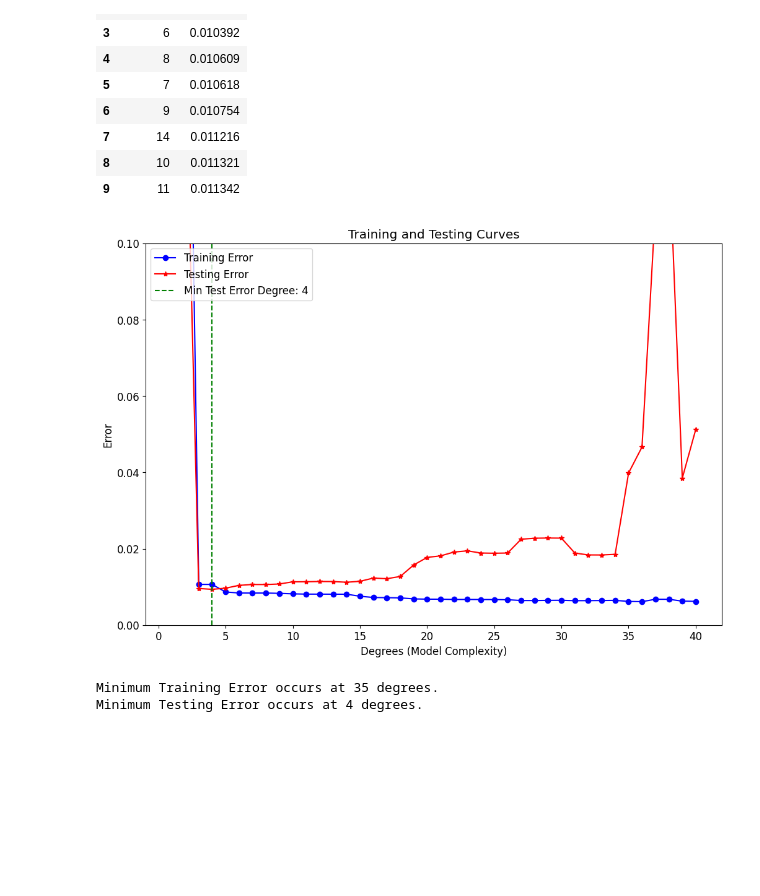
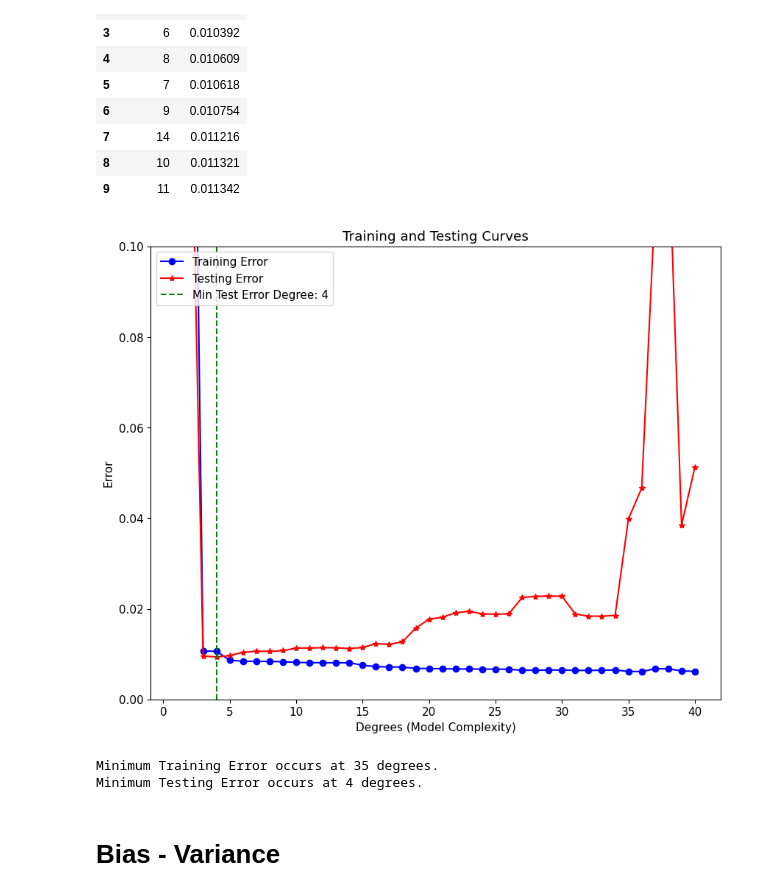
Before and after one commit to ayub055/Scratch-ML, a Jupyter notebook: Model_Evaluation/actual.ipynb, the cells around one changed output. Saved outputs shown, nothing was run; the diff lists cells and outputs as text; code cells hidden in the pictures; blank space fills up the shorter version.

```diff
--- a/Model_Evaluation/actual.ipynb
+++ b/Model_Evaluation/actual.ipynb
@@ -85,8 +85,8 @@ import seaborn as sns
 %matplotlib inline
 
 # Default parameters for plots
-matplotlib.rcParams['font.size'] = 12
-matplotlib.rcParams['figure.titlesize'] = 16
+matplotlib.rcParams['font.size'] = 11
+matplotlib.rcParams['figure.titlesize'] = 15
 matplotlib.rcParams['figure.figsize'] = [8, 6]
 
 import warnings
@@ -348,20 +348,24 @@ train_eval.loc[:,['degrees', 'test_error']] .head(10)
 | 8 | 10 | 0.011321 |
 | 9 | 11 | 0.011342 |
 # %%
-plt.figure(figsize=(12, 8))
+plt.figure(figsize=(10, 8))
 plt.plot(results.index, results['train_error'], 'b-o', ms=6, label = 'Training Error')
 plt.plot(results.index, results['test_error'], 'r-*', ms=6, label = 'Testing Error')
+
 min_test_error_deg = results['test_error'].idxmin()
+
 plt.axvline(min_test_error_deg, color='green', linestyle='--', label=f'Min Test Error Degree: {min_test_error_deg}')
 plt.legend(loc=2); plt.xlabel('Degrees (Model Complexity)'); plt.ylabel('Error'); plt.title('Training and Testing Curves');
 plt.ylim(0, 0.10); plt.show()
 
 print('\nMinimum Training Error occurs at {} degrees.'.format(int(np.argmin(results['train_error']))))
 print('Minimum Testing Error occurs at {} degrees.\n'.format(results['test_error'].idxmin()))
 # %% [output]
-[figure, old version]
+[figure, new version]
 Minimum Training Error occurs at 35 degrees.
 Minimum Testing Error occurs at 4 degrees.
+# %% [markdown]
+# Bias - Variance
 # %%
 # Generate the dataset following y = x^2
 np.random.seed(42)
```
Also changed, not shown: parts of 9 cells of this notebook.
